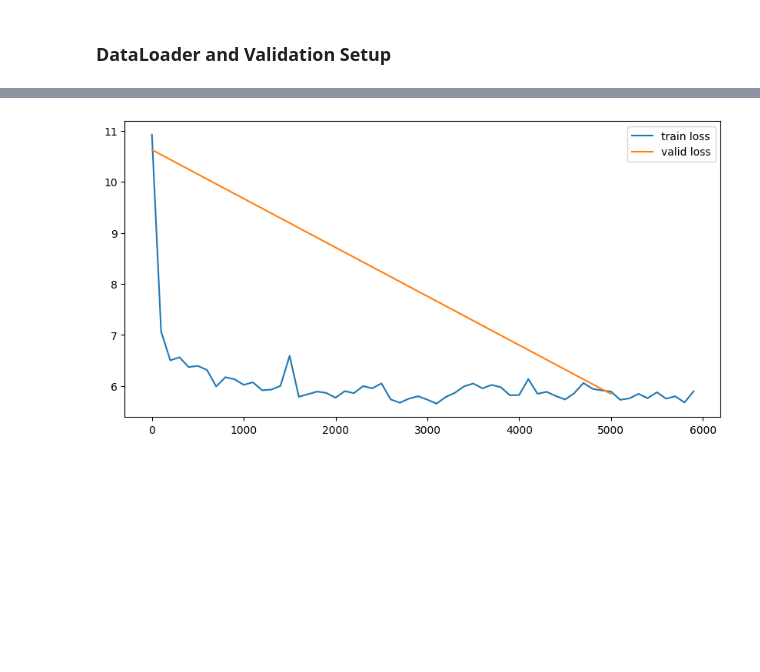
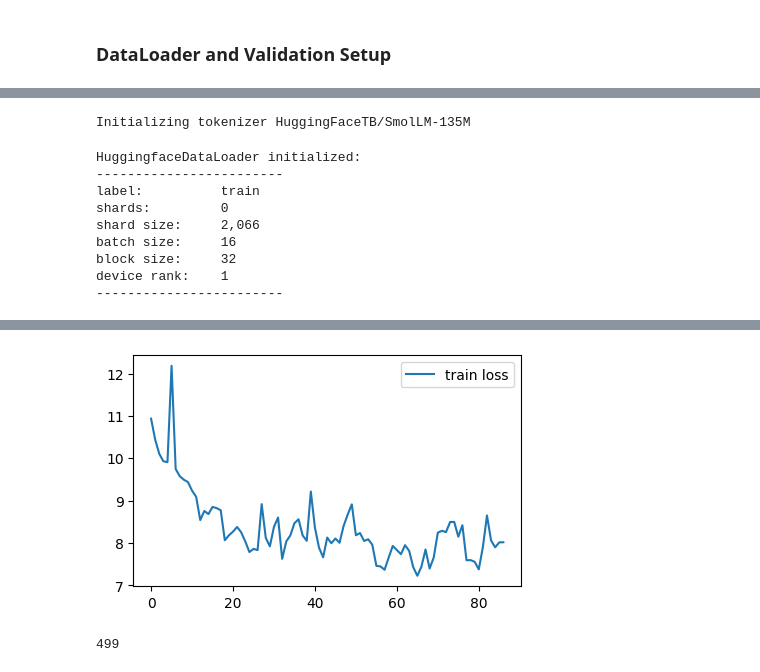
Before and after one commit to novastar53/jaxpt, a Jupyter notebook: notebooks/train_mobile_llm.ipynb, the cells around one changed output, grey strips where cells are left out. Saved outputs shown, nothing was run; the diff lists cells and outputs as text; code cells hidden in the pictures; blank space fills up the shorter version.

Commit message:
Added HuggingfaceDataLoader to train models using Huggingface datasets.

```diff
--- a/notebooks/train_mobile_llm.ipynb
+++ b/notebooks/train_mobile_llm.ipynb
@@ -340,3 +303,34 @@ DefaultCredentialsError: File alpha-448101-282bc1b884cd.json was not found.
+# %%
+import os
+
+from jaxpt.dataloaders import HuggingfaceDataLoader
+
+train_dl = HuggingfaceDataLoader(batch_size=trconf.mB,
+                                 block_size=trconf.T,
+                                 device_rank=num_devices,
+                                 tokenizer="HuggingFaceTB/SmolLM-135M",
+                                 dataset_paths=["HuggingFaceTB/smollm-corpus",
+                                                "HuggingFaceTB/smollm-corpus",
+                                                "HuggingFaceTB/smollm-corpus"],
+                                 dataset_names=["cosmopedia-v2",
+                                                "python-edu",
+                                                "fineweb-edu-dedup"],
+                                 probabilities=[0.111, 0.016 , 0.873],
+                                 label="train",
+                                 random_seed=1337,
+                                 buffer_size=1000,
+                                 streaming=True)
+# %% [output]
+Initializing tokenizer HuggingFaceTB/SmolLM-135M
+HuggingfaceDataLoader initialized:
+------------------------
+label:          train
+shards:         0
+shard size:     2,066
+batch size:     16
+block size:     32
+device rank:    1
+------------------------
 # %%
 from jaxpt.utils import append_to_csv
 
@@ -363,7 +355,7 @@ try:
     avg_loss.block_until_ready()
     # compute stats
     avg_loss = jnp.float32(avg_loss[0])
-    lr = warmup_with_cosine_decay_schedule(step)
+    lr = trapezoidal_schedule(step)
     norm = 0 # norm[0]|
     iter_time = time.time() - start
     sub_step_time = iter_time / trconf.grad_accumulation_steps
@@ -375,27 +367,15 @@ try:
       append_to_csv(log_dir / f"{run_dirname}_train.csv", [step, lr, avg_loss, norm, iter_time*1000, tokens_processed, tokens_per_sec])
       print(f"{step} | lr: {lr:0.2e} | loss: {avg_loss:0.4f} | time: {iter_time*1000:0.2f}ms | tokens processed: {tokens_processed:,} | tok/sec: {tokens_per_sec:,.2f}") #, end="\r")
     if step % trconf.eval_interval == 0:
-      valid_loss, completions = evaluate(m)
-      valid_loss = jnp.float32(valid_loss)
-      val_losses.append((step, valid_loss))
-      append_to_csv(log_dir / f"{run_dirname}_valid.csv", [step, valid_loss])
-      print(f"valid loss: {valid_loss:0.4f}"  )
-      for completion in completions:
-        print(completion)
+      print("Evaluation TBD")
       #save_checkpoint(m, run_dirname, step)
     step += 1
 
 except KeyboardInterrupt:
     print("Received KeyboardInterrupt. Exiting...")
 
-valid_loss, completions = evaluate(m)
-valid_loss = jnp.float32(valid_loss)
-print(f"valid loss: {valid_loss:0.4f}")
-for completion in completions:
-  print(completion)
-plt.figure(figsize=(10, 5))
+plt.figure(figsize=(5, 3))
 plt.plot([x[0] for x in train_losses], [x[1] for x in train_losses], label="train loss")
-plt.plot([x[0] for x in val_losses], [x[1] for x in val_losses], label="valid loss")
 plt.legend()
 plt.savefig(log_dir / f"{run_dirname}.png", dpi=300, bbox_inches="tight", transparent=True)
 plt.show()
@@ -420 +400,6 @@ Hello, I'm a language model, will it must not a young adult of one does to the
-[figure, old version]
+[figure, new version]
+# %%
+train_dl.cur_shard
+train_dl.shard_pos
+# %% [output]
+499
```
Also changed, not shown: parts of 8 cells of this notebook, 4 other files.
